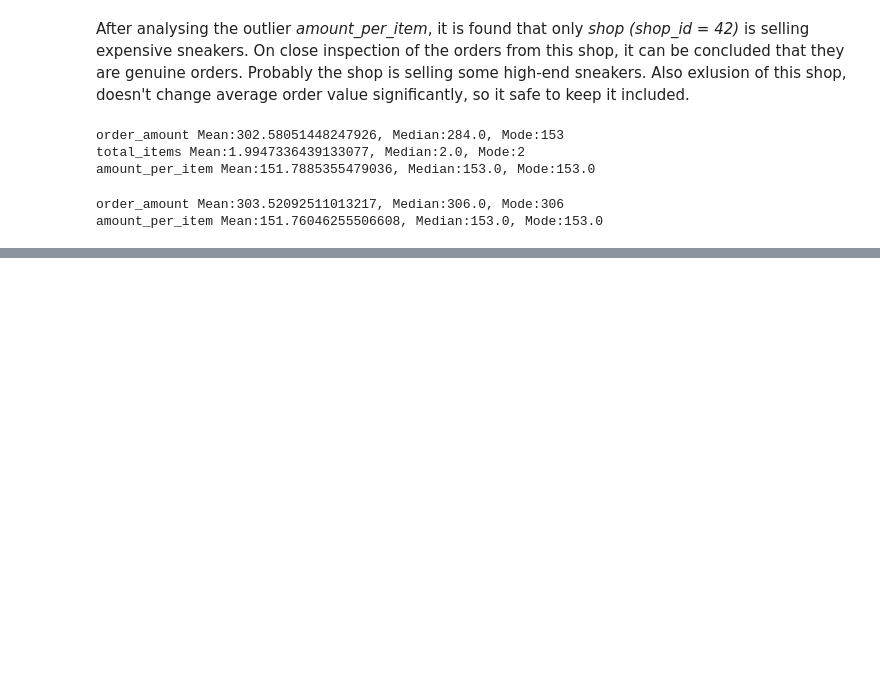
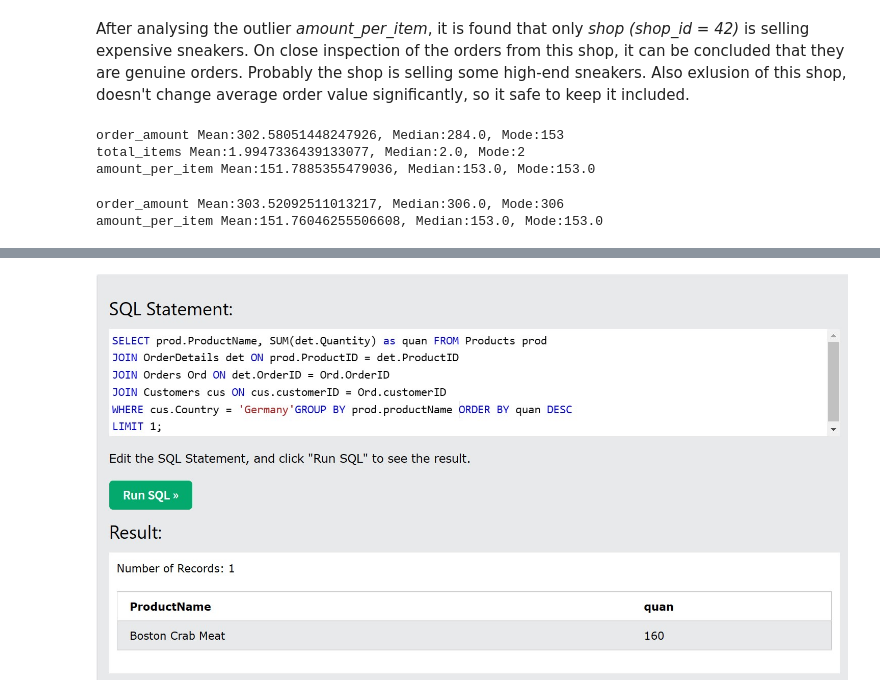
Before and after one commit to sibblu/Shopify-Data-Science-Intern-Challenge-Summer-2022, a Jupyter notebook: Analysis.ipynb, the cells around one changed output, grey strips where cells are left out. Cells and saved outputs as stored; diff of their text form; code cells hidden in the pictures; blank space fills up the shorter version.

```diff
--- a/Analysis.ipynb
+++ b/Analysis.ipynb
@@ -196,0 +241,4 @@ amount_per_item Mean:151.76046255506608, Median:153.0, Mode:153.0
+# %%
+display.Image("Q2.c.jpg")
+# %% [output]
+[figure, added]
```
Also changed, not shown: parts of 25 cells of this notebook, 3 other files.
